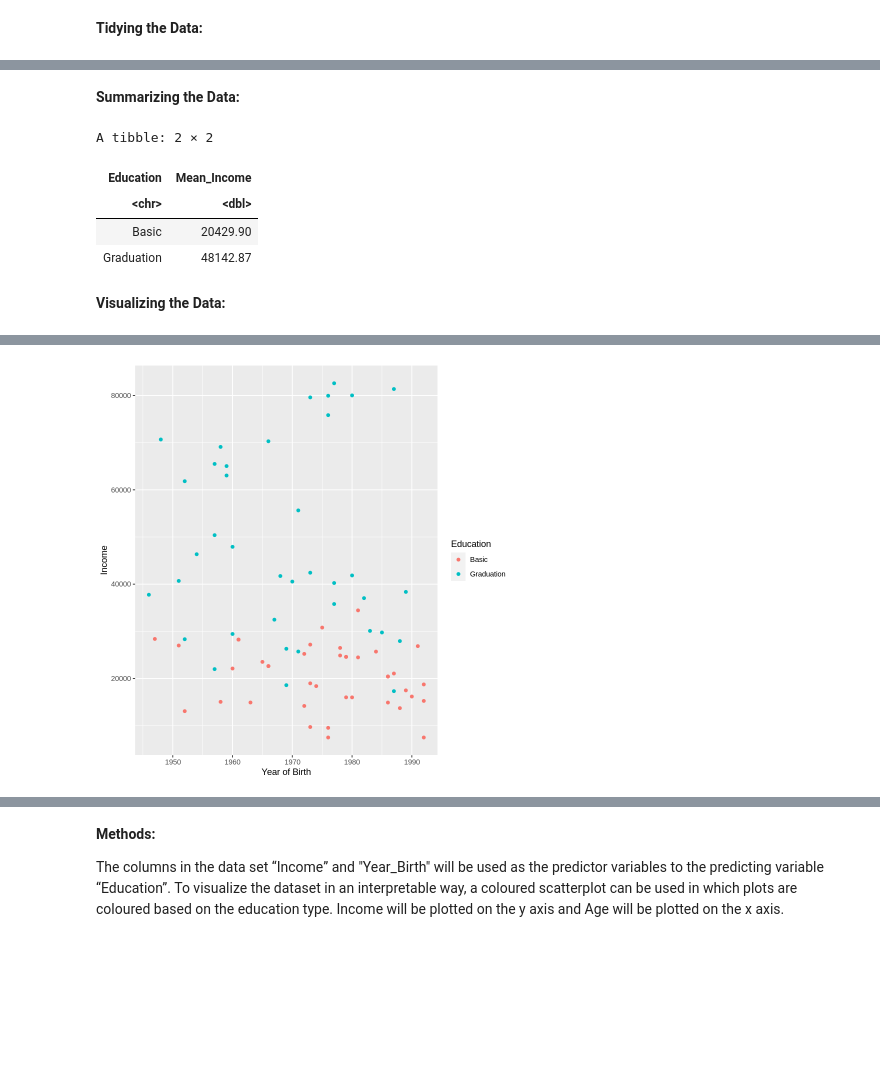
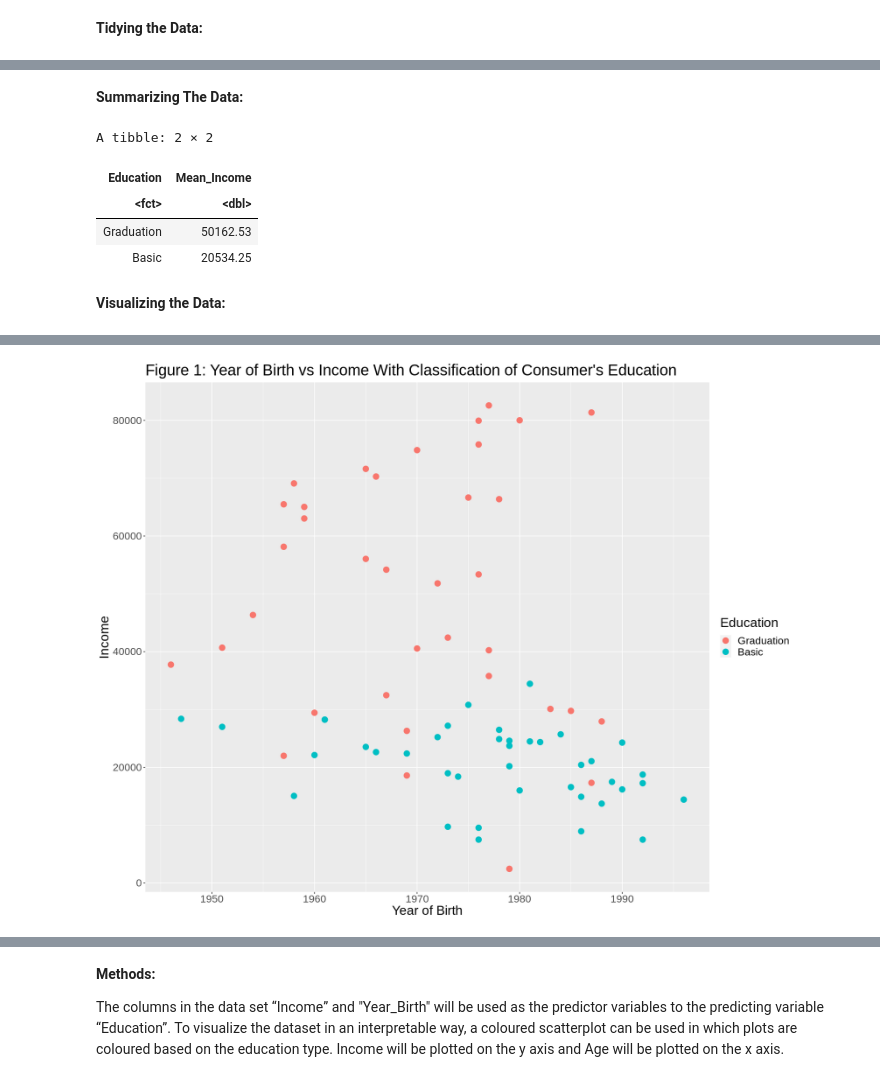
Before and after one commit to jansm04/toy_ds_project, a Jupyter notebook: MarketingCampaign.ipynb, the cells around one changed output, grey strips where cells are left out. Drawn from its saved outputs; the diff is of its cells as text; code cells hidden in the pictures; blank space fills up the shorter version.

```diff
--- a/MarketingCampaign.ipynb
+++ b/MarketingCampaign.ipynb
@@ -13,7 +13,8 @@ library(repr)
 library(tidyverse)
 library(tidymodels)
 # %%
-marketing_data <- read_delim("/home/jovyan/toy_ds_project/marketing_campaign.csv")
+marketing_data <- read_delim("/home/jovyan/toy_ds_project/marketing_campaign.csv") |>
+  mutate(Education = as_factor(Education))
 marketing_data
 # %% [output]
 Rows: 2240 Columns: 29
@@ -47,11 +48,11 @@ A spec_tbl_df: 2240 × 29
 **Tidying the Data:**
 # %%
 # selects yob, education, and income columns
-marketing_data_tidy <- marketing_data |>
-    select(Year_Birth, Education, Income)
+marketing_data_narrow <- marketing_data |>
+  select(Year_Birth, Education, Income)
 
 # creates dataframe for people with only a basic degree
-marketing_basic_ed <- marketing_data_tidy |>
+marketing_basic_ed <- marketing_data_narrow |>
   filter(Education == "Basic")
 
 # counts number of people with a basic degree
@@ -60,11 +61,20 @@ count <- pull(marketing_basic_ed_count, 1)
 
 # creates dataframe for people with a bachelors degree
 # (number of rows is equal to number of rows in marketing_basic_ed)
-marketing_grad_ed <- marketing_data_tidy |>
+marketing_grad_ed <- marketing_data_narrow |>
   filter(Education == "Graduation") |>
   head(count)
 
 # rbind() stacks marketing__ed and marketing_grad_ed
-marketing_data <- rbind(marketing_basic_ed, marketing_grad_ed)
-marketing_data
+marketing_data_basic_grad <- rbind(marketing_basic_ed, marketing_grad_ed)
+
+# filters out all the observations with an NA cell
+marketing_data_basic_grad_clean <- marketing_data_basic_grad |>
+  filter(!is.na(Year_Birth)) |>
+  filter(!is.na(Education)) |>
+  filter(!is.na(Income))
+marketing_data_basic_grad_clean
+
+# drops the "Master", "PhD", and "2n Cycle" categories from Education
+marketing_data_basic_grad_clean$Education <- droplevels(marketing_data_basic_grad_clean$Education)
 # %% [output]
@@ -88,14 +98,17 @@ A tibble: 108 × 3
 | 1960 | Graduation | 47916 |
 | 1972 | Graduation | 51813 |
 # %% [markdown]
-**Summarizing the Data:**
+**Summarizing The Data:**
 # %%
+# sets the seed
+set.seed(1)
+
 # splits data into training and test set
-marketing_data_split <- initial_split(marketing_data, prop = 0.75, strata = Education)
+marketing_data_split <- initial_split(marketing_data_basic_grad_clean, prop = 0.75, strata = Education)
 marketing_data_train <- training(marketing_data_split)
 marketing_data_test <- testing(marketing_data_split)
 
-# summarizes training data
+# summarizes data
 marketing_data_summarized <- marketing_data_train |>
     group_by(Education) |>
     summarize(Mean_Income = mean(Income, na.rm = TRUE))
@@ -103,15 +116,19 @@ marketing_data_summarized
 # %% [output]
 A tibble: 2 × 2
 | Education | Mean_Income |
-| <chr> | <dbl> |
-| Basic | 20429.90 |
-| Graduation | 48142.87 |
+| <fct> | <dbl> |
+| Graduation | 50162.53 |
+| Basic | 20534.25 |
 # %% [markdown]
 **Visualizing the Data:**
 # %%
 # visualizes training data using scatterplot
+options(repr.plot.width = 15, repr.plot.height = 12)
+
 marketing_plot <- marketing_data_train |> ggplot(aes(x = Year_Birth, y = Income, color = Education)) +
-  geom_point() +
-  labs(x = "Year of Birth", y = "Income")
+    geom_point(size = 4) +
+    labs(x = "Year of Birth", y = "Income") +
+    ggtitle("Figure 1: Year of Birth vs Income With Classification of Consumer's Education") +
+    theme(text = element_text(size = 20))
 marketing_plot
 # %% [output]
@@ -120 +135 @@ Warning message:
-[figure, old version]
+[figure, new version]
```
Also changed, not shown: parts of 11 cells of this notebook.
